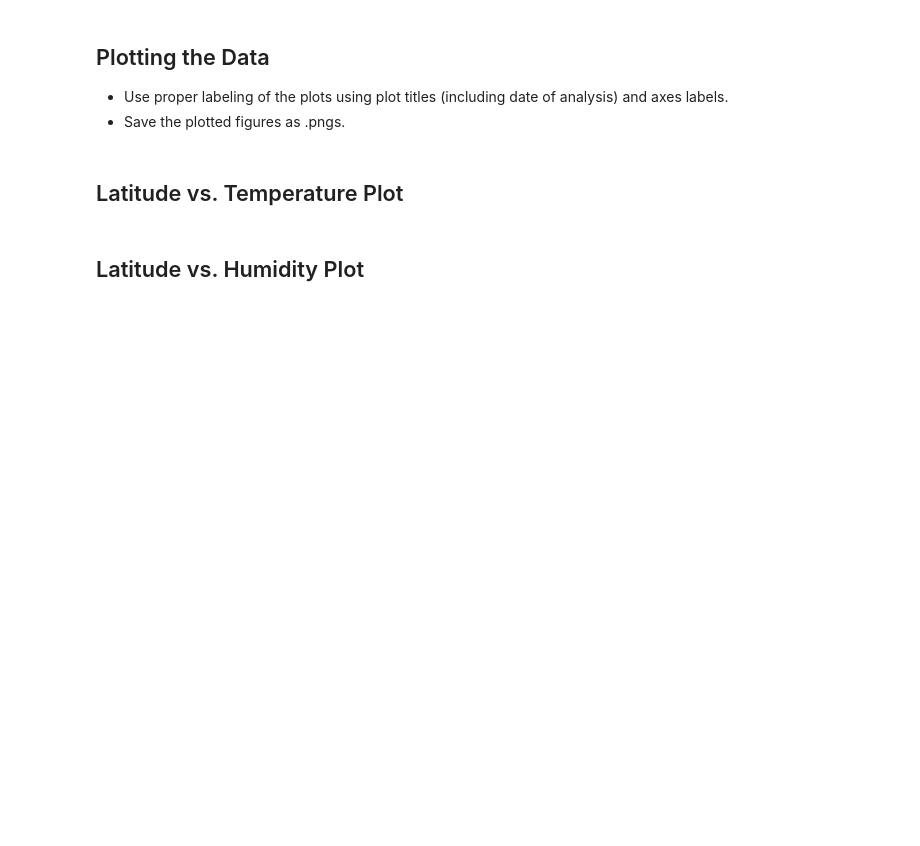
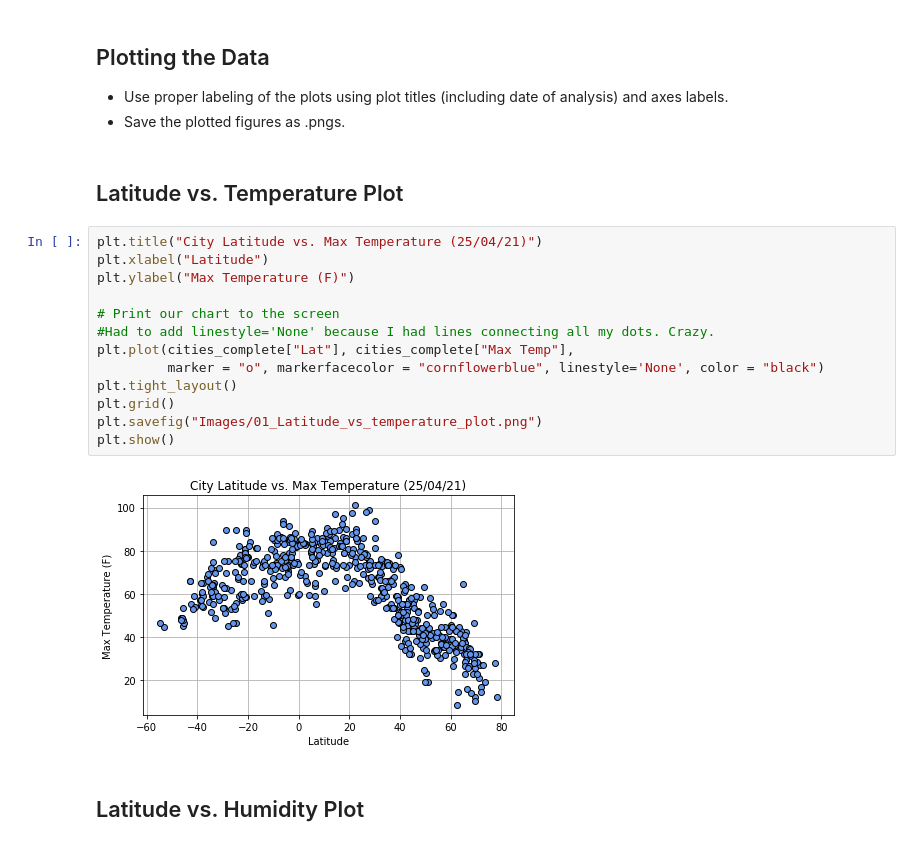
Before and after one commit to angieglass/python-api-challenge, a Jupyter notebook: WeatherPy/WeatherPy.ipynb, the cells around one changed output. Saved outputs shown, nothing was run; the diff lists cells and outputs as text; blank space fills up the shorter version.

Commit message:
Scatter plots done

```diff
--- a/WeatherPy/WeatherPy.ipynb
+++ b/WeatherPy/WeatherPy.ipynb
@@ -227,5 +227,20 @@ humidity.sort(reverse=True)
 * Save the plotted figures as .pngs.
 # %% [markdown]
 ## Latitude vs. Temperature Plot
+# %%
+plt.title("City Latitude vs. Max Temperature (25/04/21)")
+plt.xlabel("Latitude")
+plt.ylabel("Max Temperature (F)")
+
+# Print our chart to the screen
+#Had to add linestyle='None' because I had lines connecting all my dots. Crazy.
+plt.plot(cities_complete["Lat"], cities_complete["Max Temp"],
+         marker = "o", markerfacecolor = "cornflowerblue", linestyle='None', color = "black")
+plt.tight_layout()
+plt.grid()
+plt.savefig("Images/01_Latitude_vs_temperature_plot.png")
+plt.show()
+# %% [output]
+[figure, added]
 # %% [markdown]
 ## Latitude vs. Humidity Plot
```
Also changed, not shown: parts of 3 cells of this notebook, 4 other files.
